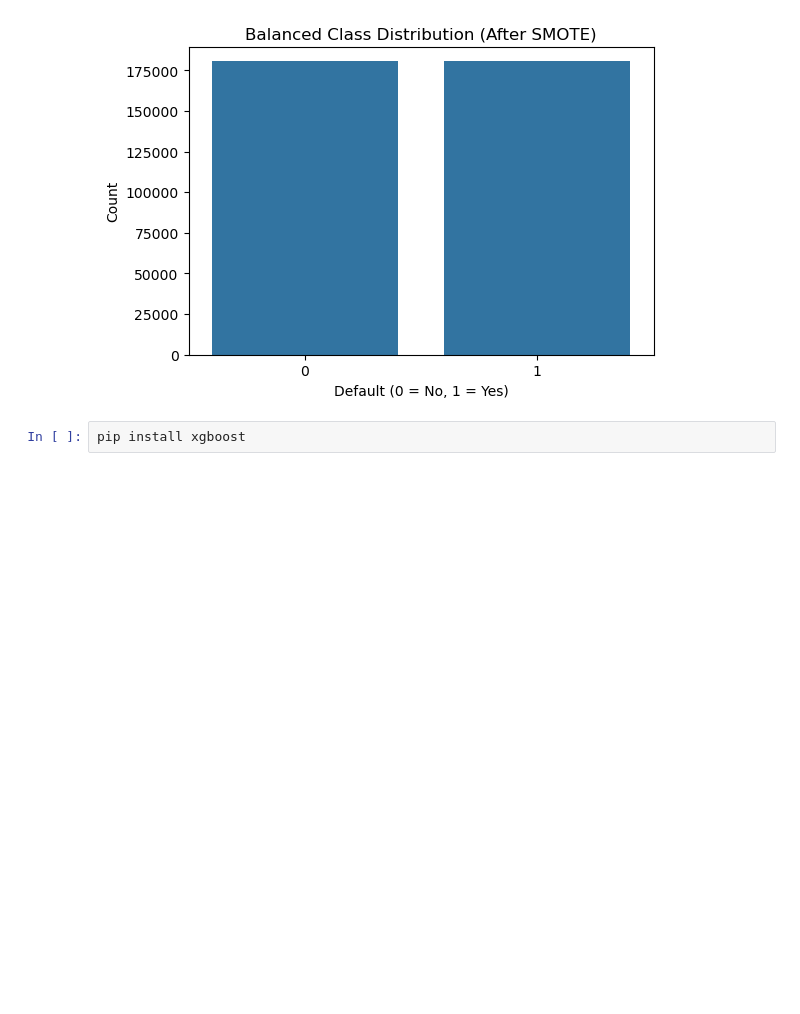
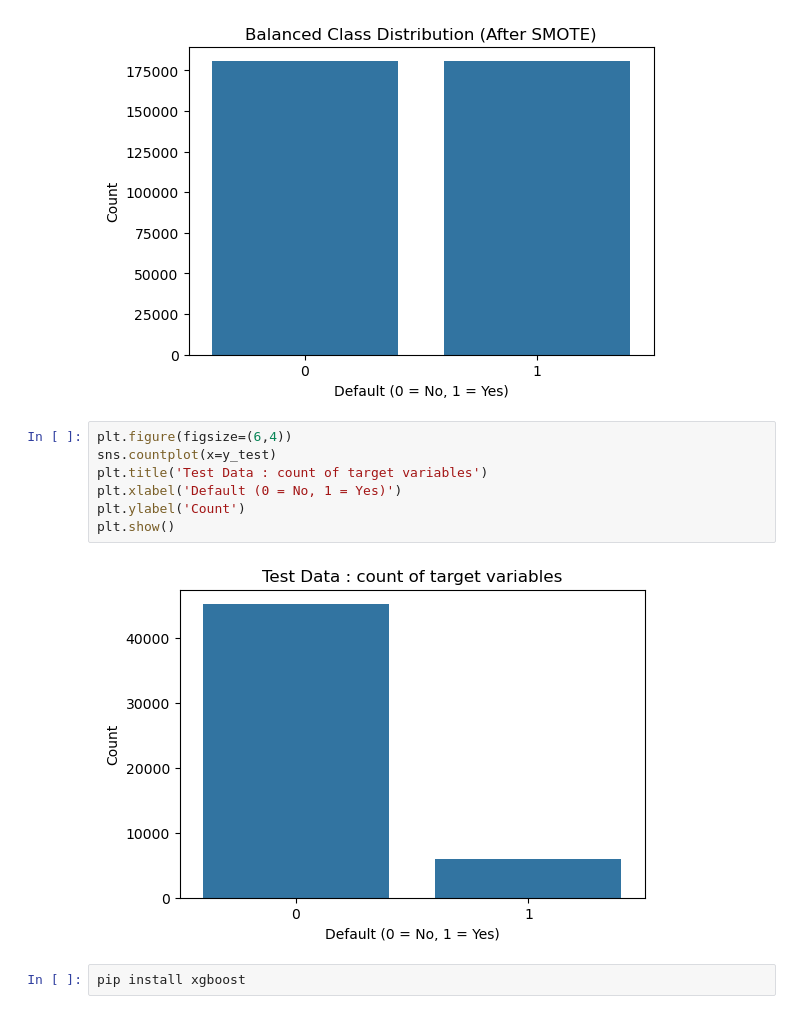
Before and after one commit to springboardmentor891v/CreditPathAI_Oct_Batch, a Jupyter notebook: main.ipynb, the cells around one changed output. Cells and saved outputs as stored; diff of their text form; blank space fills up the shorter version.

```diff
--- a/main.ipynb
+++ b/main.ipynb
@@ -543,6 +543,15 @@ plt.ylabel('Count')
 plt.show()
 # %% [output]
 [figure]
+# %%
+plt.figure(figsize=(6,4))
+sns.countplot(x=y_test)
+plt.title('Test Data : count of target variables')
+plt.xlabel('Default (0 = No, 1 = Yes)')
+plt.ylabel('Count')
+plt.show()
+# %% [output]
+[figure, added]
 # %%
 pip install xgboost
 # %% [output]
```
Also changed, not shown: parts of 1 cell of this notebook.
